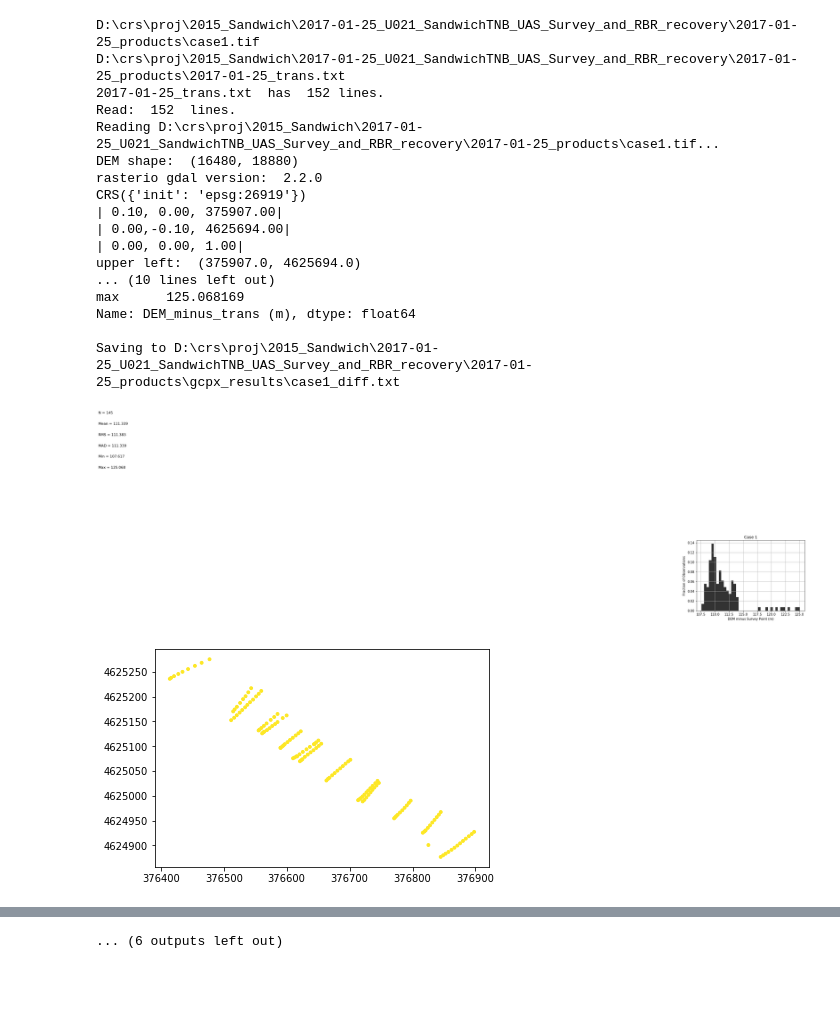
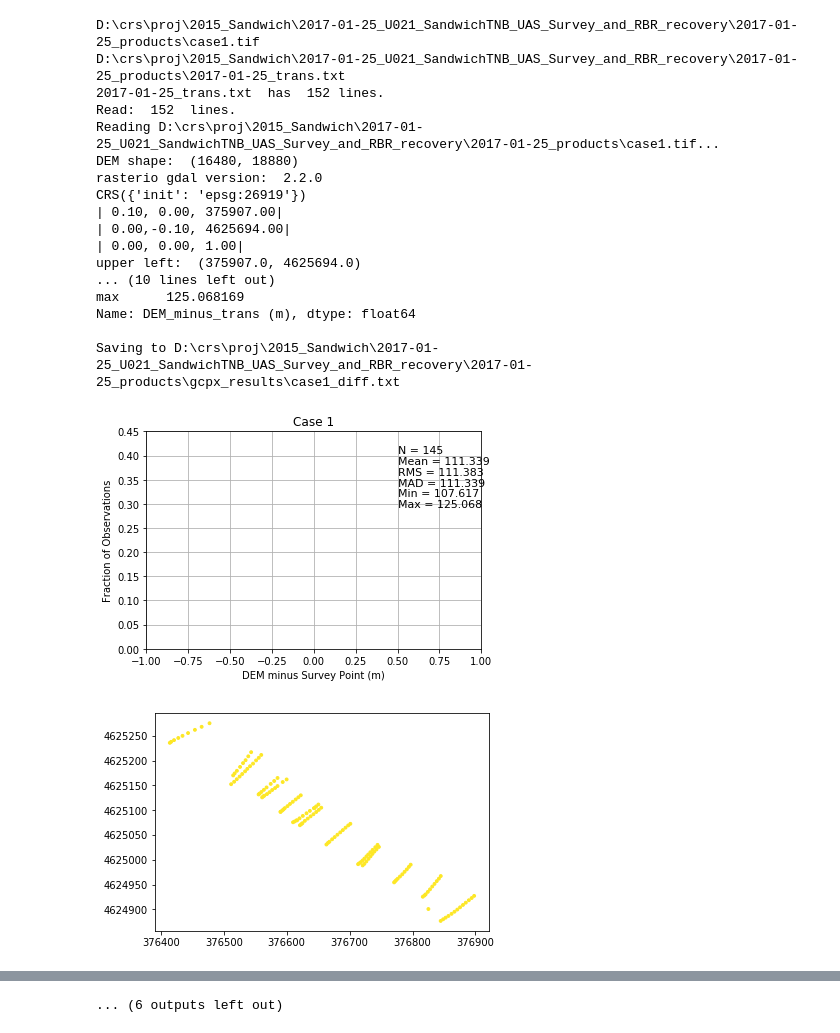
Before and after one commit to csherwood-usgs/Raster_calcs, a Jupyter notebook: GCP_Experiment.ipynb, the cells around one changed output, grey strips where cells are left out. Drawn from its saved outputs; the diff is of its cells as text; code cells hidden in the pictures; blank space fills up the shorter version.

```diff
--- a/GCP_Experiment.ipynb
+++ b/GCP_Experiment.ipynb
@@ -118,6 +118,7 @@ for i in range(6):
     plt.xlabel('DEM minus Survey Point (m)')
     plt.ylabel('Fraction of Observations')
     plt.title('Case {0:d}'.format(i+1))
+    plt.axis([xaxmin, xaxmax, yaxmin, yaxmax])
     plt.grid(True)
     plt.text(.75*(xaxmax-xaxmin)+xaxmin,.9*(yaxmax-yaxmin)+yaxmin,'N = {}'.format(dzN), fontsize=11)
     plt.text(.75*(xaxmax-xaxmin)+xaxmin,.85*(yaxmax-yaxmin)+yaxmin,'Mean = {:.3f}'.format(dzmean), fontsize=11)
@@ -132,34 +133,34 @@ for i in range(6):
 
     # make map of differences
     dz = df['DEM_minus_trans (m)'].as_matrix()
     x = df['e'].as_matrix()
     y = df['n'].as_matrix()
     fig2 = plt.figure()
     plt.plot(figsize=(12,6))
     #plt.imshow(z[::],cmap=plt.cm.gray,vmin=-2,vmax=13)
     plt.scatter(x,y,8,dz,vmin=-.2,vmax=.2)
     fig_name = outdir+"case{0:d}".format(i+1)+"_DEM_minus_transect_MAP.png"
     plt.show()
     fig2.savefig(fig_name)
 # %% [output]
 D:\crs\proj\2015_Sandwich\2017-01-25_U021_SandwichTNB_UAS_Survey_and_RBR_recovery\2017-01-25_products\case1.tif
 D:\crs\proj\2015_Sandwich\2017-01-25_U021_SandwichTNB_UAS_Survey_and_RBR_recovery\2017-01-25_products\2017-01-25_trans.txt
 2017-01-25_trans.txt  has  152 lines.
 Read:  152  lines.
 Reading D:\crs\proj\2015_Sandwich\2017-01-25_U021_SandwichTNB_UAS_Survey_and_RBR_recovery\2017-01-25_products\case1.tif...
 DEM shape:  (16480, 18880)
 rasterio gdal version:  2.2.0
 CRS({'init': 'epsg:26919'})
 | 0.10, 0.00, 375907.00|
 | 0.00,-0.10, 4625694.00|
 | 0.00, 0.00, 1.00|
 upper left:  (375907.0, 4625694.0)
 ... (10 lines left out)
 max      125.068169
 Name: DEM_minus_trans (m), dtype: float64
 
 Saving to D:\crs\proj\2015_Sandwich\2017-01-25_U021_SandwichTNB_UAS_Survey_and_RBR_recovery\2017-01-25_products\gcpx_results\case1_diff.txt
-[figure, old version]
+[figure, new version]
 [figure]
 D:\crs\proj\2015_Sandwich\2017-01-25_U021_SandwichTNB_UAS_Survey_and_RBR_recovery\2017-01-25_products\case2.tif
 D:\crs\proj\2015_Sandwich\2017-01-25_U021_SandwichTNB_UAS_Survey_and_RBR_recovery\2017-01-25_products\2017-01-25_trans.txt
```
Also changed, not shown: parts of 1 cell of this notebook.
